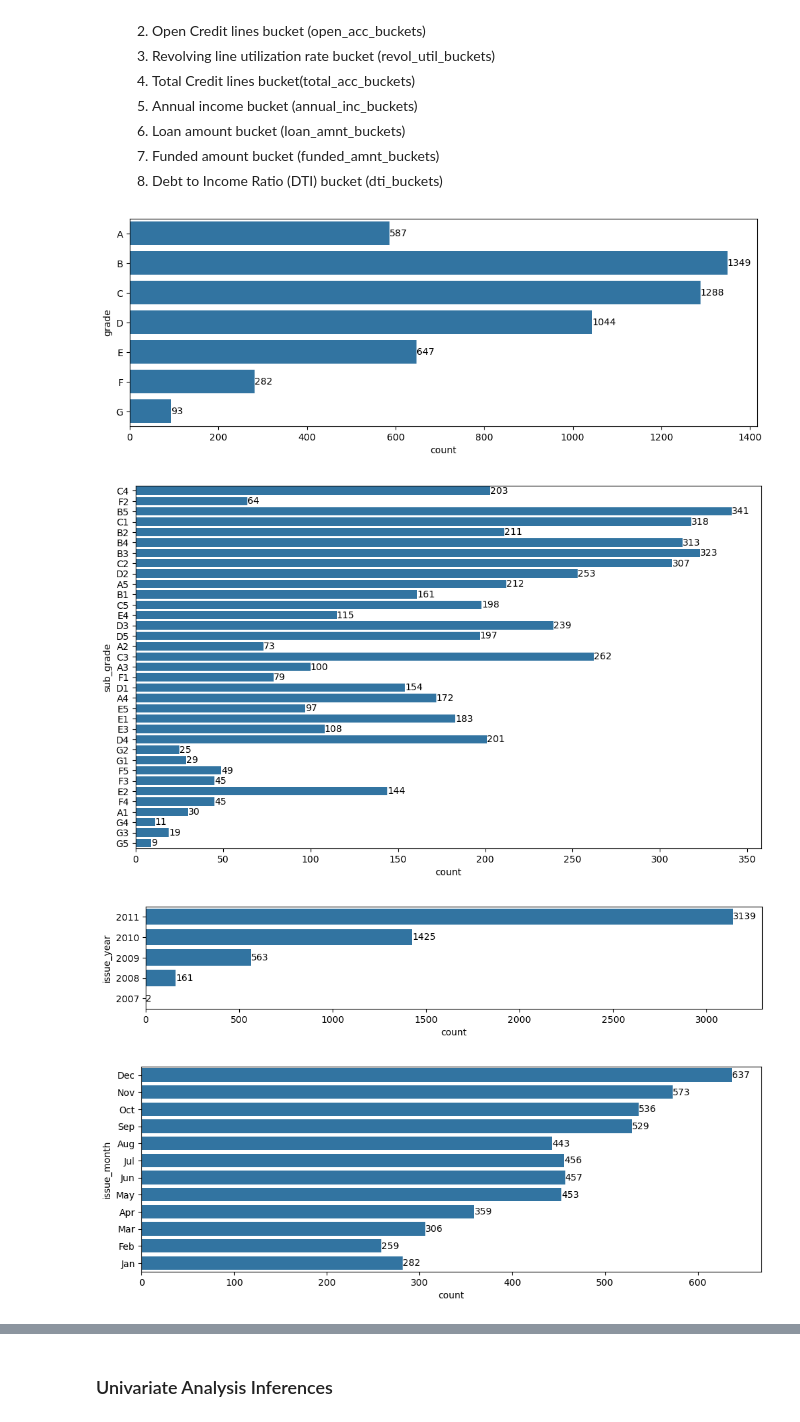
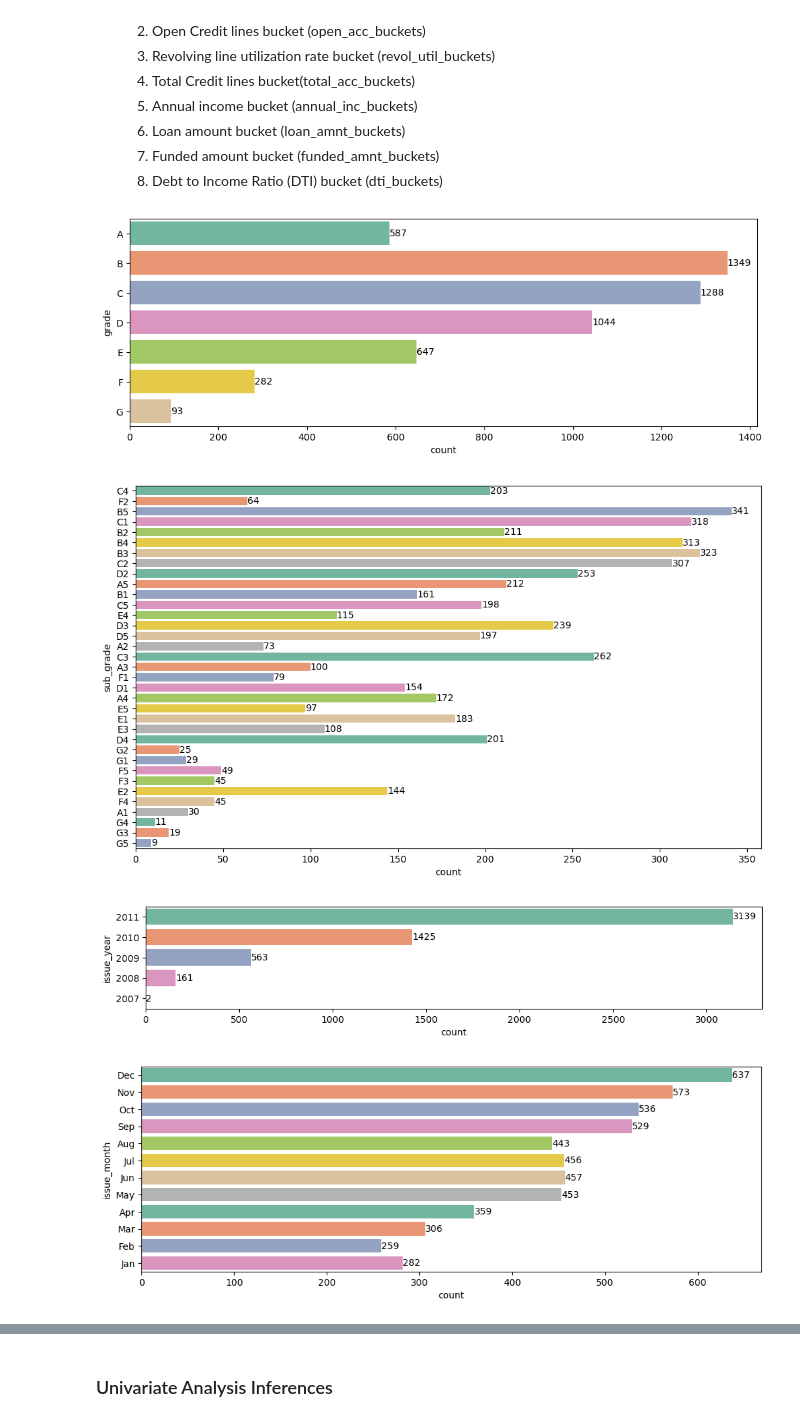
Before and after one commit to mkviswanadh/LendingClubCaseStudy, a Jupyter notebook: Lending_Club_Case_Study.ipynb, the cells around one changed output, grey strips where cells are left out. Cells and saved outputs as stored; diff of their text form; code cells hidden in the pictures.

```diff
--- a/Lending_Club_Case_Study.ipynb
+++ b/Lending_Club_Case_Study.ipynb
@@ -486,31 +486,35 @@ df_loans['dti_buckets'] = pd.cut(df_loans['dti'], bins=5,precision =0, labels =
 df_loans_charged_off = df_loans[df_loans['loan_status']=='Charged Off']
 # %%
 fig, ax = plt.subplots(figsize=(12,4))
-sns.countplot(df_loans_charged_off['grade'],order = ['A', 'B', 'C', 'D', 'E', 'F', 'G'])
-ax.bar_label(ax.containers[0], fontsize=10, label_type='edge', color='black')
+sns.countplot(df_loans_charged_off['grade'],order = ['A', 'B', 'C', 'D', 'E', 'F', 'G'], palette='Set2')
+for container in ax.containers:
+    ax.bar_label(container, fontsize=10)
 plt.show()
 # %% [output]
-[figure, old version]
+[figure, new version]
 # %%
 fig, ax = plt.subplots(figsize=(12,7))
-sns.countplot(df_loans_charged_off['sub_grade'])
-ax.bar_label(ax.containers[0], fontsize=10)
+sns.countplot(df_loans_charged_off['sub_grade'], palette='Set2')
+for container in ax.containers:
+    ax.bar_label(container, fontsize=10)
 plt.show()
 # %% [output]
-[figure, old version]
+[figure, new version]
 # %%
 fig, ax = plt.subplots(figsize=(12,2))
-sns.countplot(df_loans_charged_off['issue_year'])
-ax.bar_label(ax.containers[0], fontsize=10)
+sns.countplot(df_loans_charged_off['issue_year'], palette='Set2')
+for container in ax.containers:
+    ax.bar_label(container, fontsize=10)
 plt.show()
 # %% [output]
-[figure, old version]
+[figure, new version]
 # %%
 fig, ax = plt.subplots(figsize=(12,4))
-sns.countplot(df_loans_charged_off['issue_month'])
-ax.bar_label(ax.containers[0], fontsize=10)
+sns.countplot(df_loans_charged_off['issue_month'], palette='Set2')
+for container in ax.containers:
+    ax.bar_label(container, fontsize=10)
 plt.show()
 # %% [output]
-[figure, old version]
+[figure, new version]
 # %%
 fig, ax = plt.subplots(figsize=(12,2))
```
Also changed, not shown: parts of 13 cells of this notebook.
